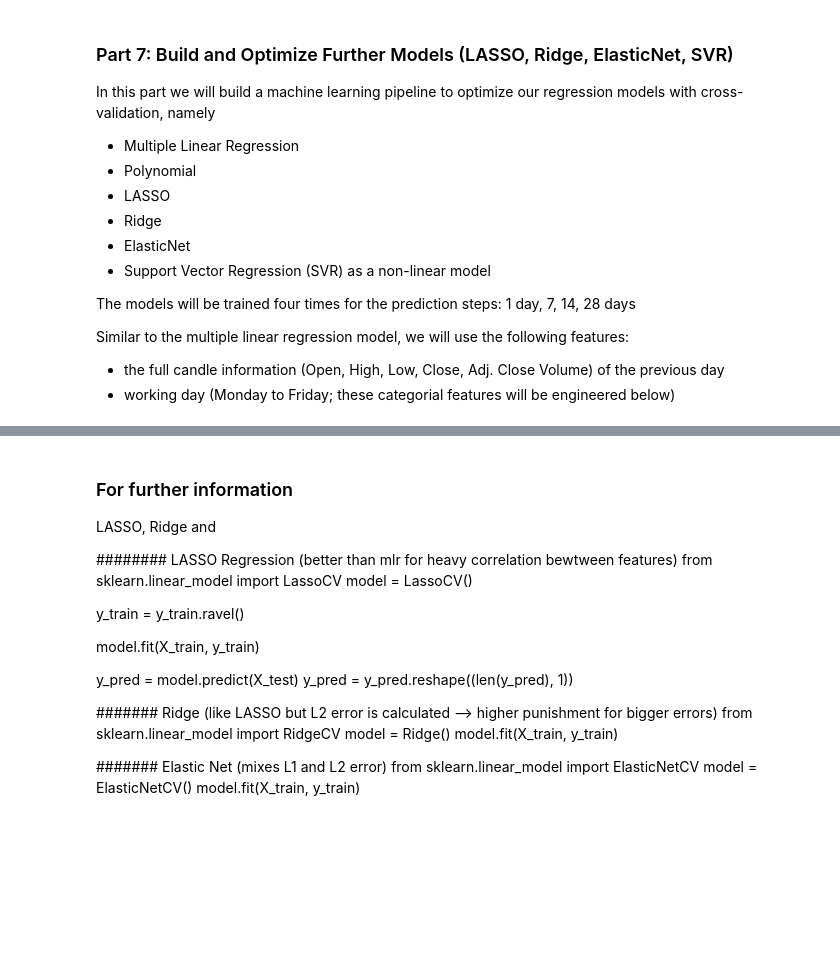
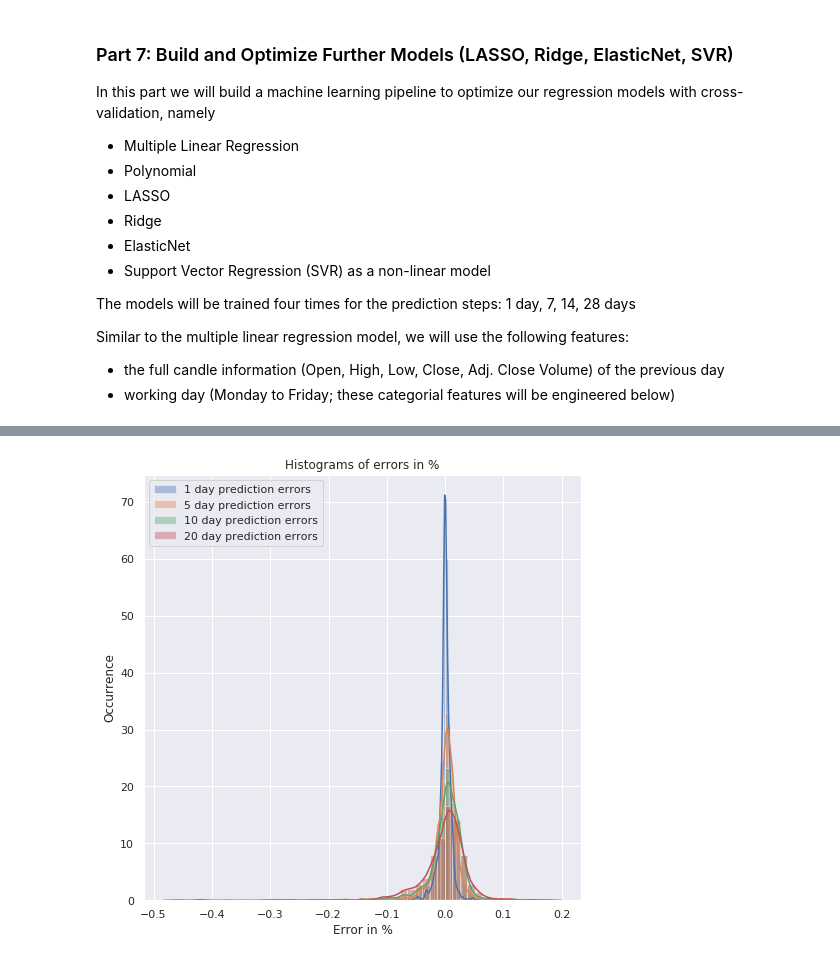
Before and after one commit to MaxMaelicke/dsnd_capstone_stock_price_predictor, a Jupyter notebook: Stock Price Predictor_Data and Model Exploration.ipynb, the cells around one changed output, grey strips where cells are left out. Cells and saved outputs as stored; diff of their text form; code cells hidden in the pictures; blank space fills up the shorter version.

```diff
--- a/Stock Price Predictor_Data and Model Exploration.ipynb
+++ b/Stock Price Predictor_Data and Model Exploration.ipynb
@@ -974,24 +886,0 @@ np.percentile()
-# %%
-window = 1
-# Seaborn Histogram
-sns.set()
-ax = sns.distplot(
-    window_ridge_data[0][2],
-    #bins = 50,
-    #rug = True,
-    label = '{} day prediction errors'.format(window)
-)
-
-# Vertical lines for confidence intervals
-#ax.axvline(linewidth=4, color='r')
-#ax.axvline(x=1)
-#ax.axvline(x=.5, ymin=0.25, ymax=0.75)
-ax.vlines(std.statistic, 0, 0.5, colors='g', label='Estimated scale')
-ax.axvspan(std.minmax[0],std.minmax[1], facecolor='g', alpha=0.2, label=r'Estimated scale (95% limits)')
-
-# Graph labels
-plt.title('Adj. Close Prediction for day window')
-plt.xlabel('Error')
-plt.ylabel('Occurrence')
-plt.legend()
-plt.show()
@@ -1011,27 +887,21 @@ ax = sns.distplot(x)
-# %% [markdown]
-### For further information
-
-LASSO, Ridge and
-
-######## LASSO Regression (better than mlr for heavy correlation bewtween features)
-from sklearn.linear_model import LassoCV
-model = LassoCV()
-
-y_train = y_train.ravel()
-
-model.fit(X_train, y_train)
-
-y_pred = model.predict(X_test)
-y_pred = y_pred.reshape((len(y_pred), 1))
-
-
-#######  Ridge (like LASSO but L2 error is calculated --> higher punishment for bigger errors)
-from sklearn.linear_model import RidgeCV
-model = Ridge()
-model.fit(X_train, y_train)
-
-
-####### Elastic Net (mixes L1 and L2 error)
-from sklearn.linear_model import ElasticNetCV
-model = ElasticNetCV()
-model.fit(X_train, y_train)
+# %%
+# Plot histograms of erros in %
+# Seaborn distplot
+sns.set()
+plt.figure(figsize = (7, 7))
+
+for i, window in enumerate(windows):
+    sns.distplot(
+        window_ridge_data[i][3],
+        label = '{} day prediction errors'.format(window),
+    )
+
+plt.title('Histograms of errors in %')
+plt.ylabel('Occurrence')
+plt.xlabel('Error in %')
+
+plt.legend()
+plt.tight_layout()
+plt.show()
+# %% [output]
+[figure, added]
```
Also changed, not shown: parts of 28 cells of this notebook.
